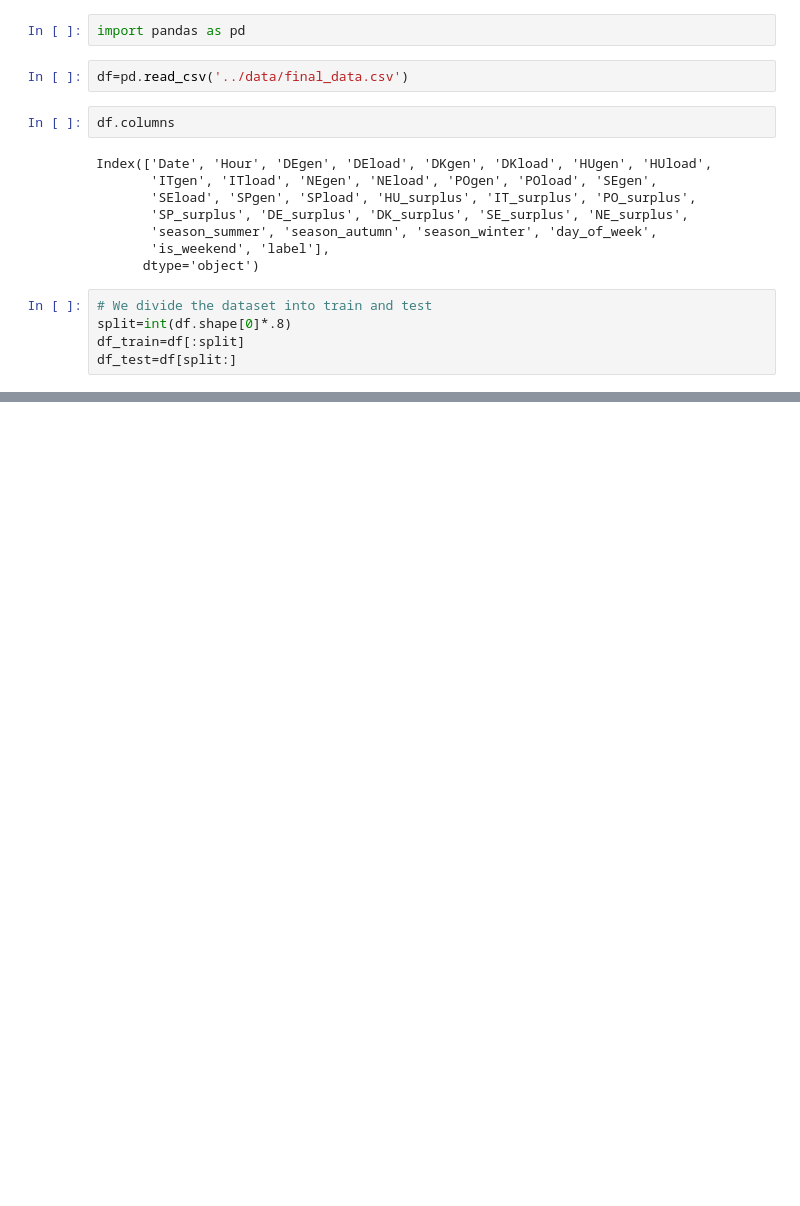
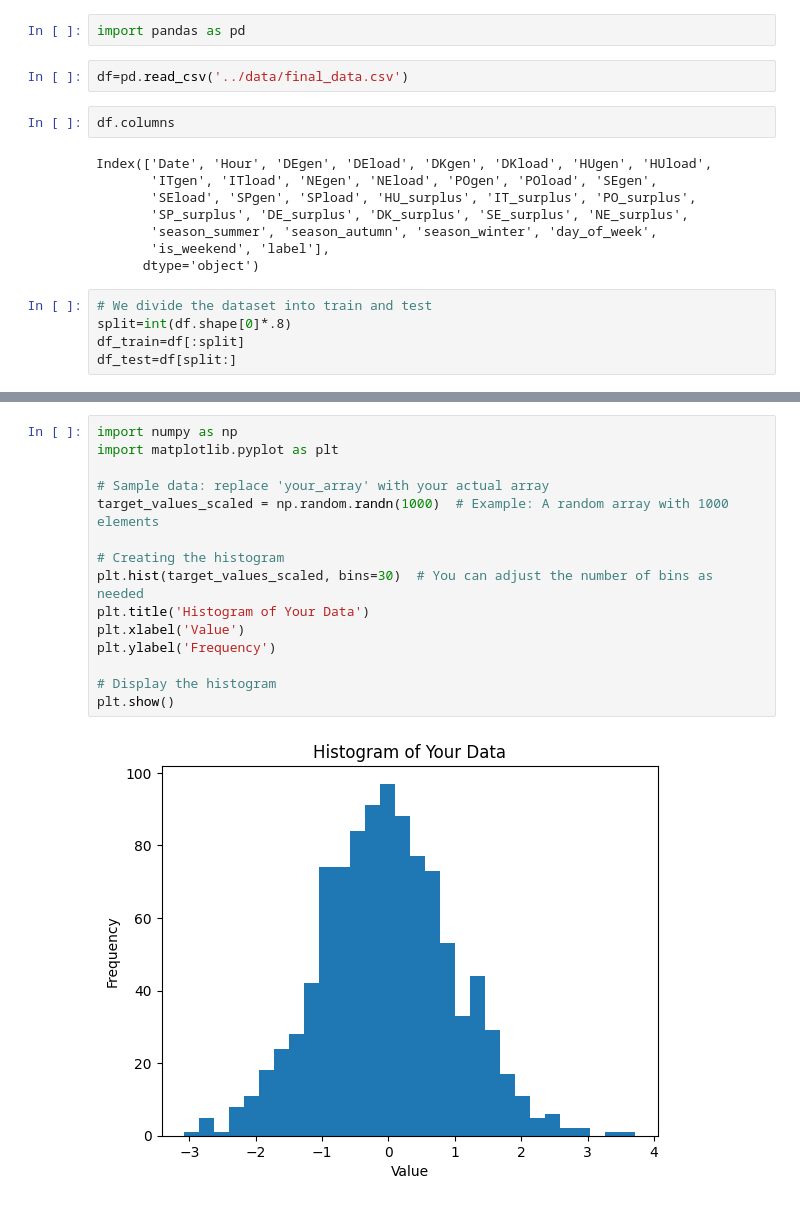
Before and after one commit to arturofredes/SchneiderHackathon_UBEcoFriends, a Jupyter notebook: src/split.ipynb, the cells around one changed output, grey strips where cells are left out. Drawn from its saved outputs; the diff is of its cells as text; blank space fills up the shorter version.

```diff
--- a/src/split.ipynb
+++ b/src/split.ipynb
@@ -63,0 +110,17 @@ X[0,0:168,:].shape
+# %%
+import numpy as np
+import matplotlib.pyplot as plt
+
+# Sample data: replace 'your_array' with your actual array
+target_values_scaled = np.random.randn(1000)  # Example: A random array with 1000 elements
+
+# Creating the histogram
+plt.hist(target_values_scaled, bins=30)  # You can adjust the number of bins as needed
+plt.title('Histogram of Your Data')
+plt.xlabel('Value')
+plt.ylabel('Frequency')
+
+# Display the histogram
+plt.show()
+# %% [output]
+[figure, added]
```
Also changed, not shown: parts of 10 cells of this notebook.
